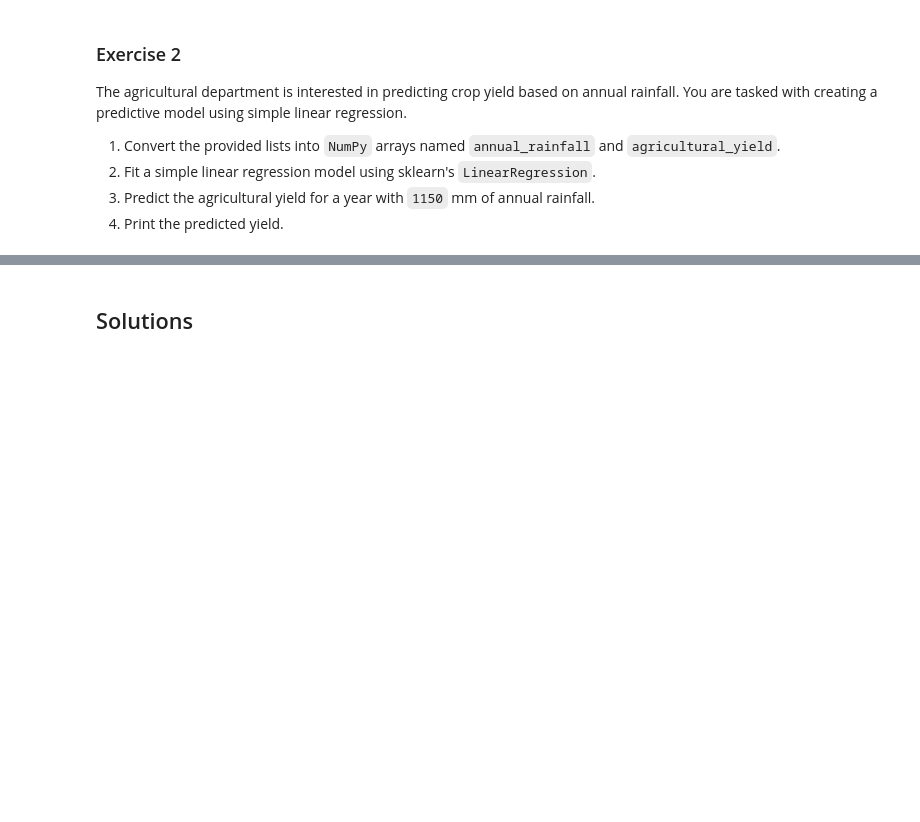
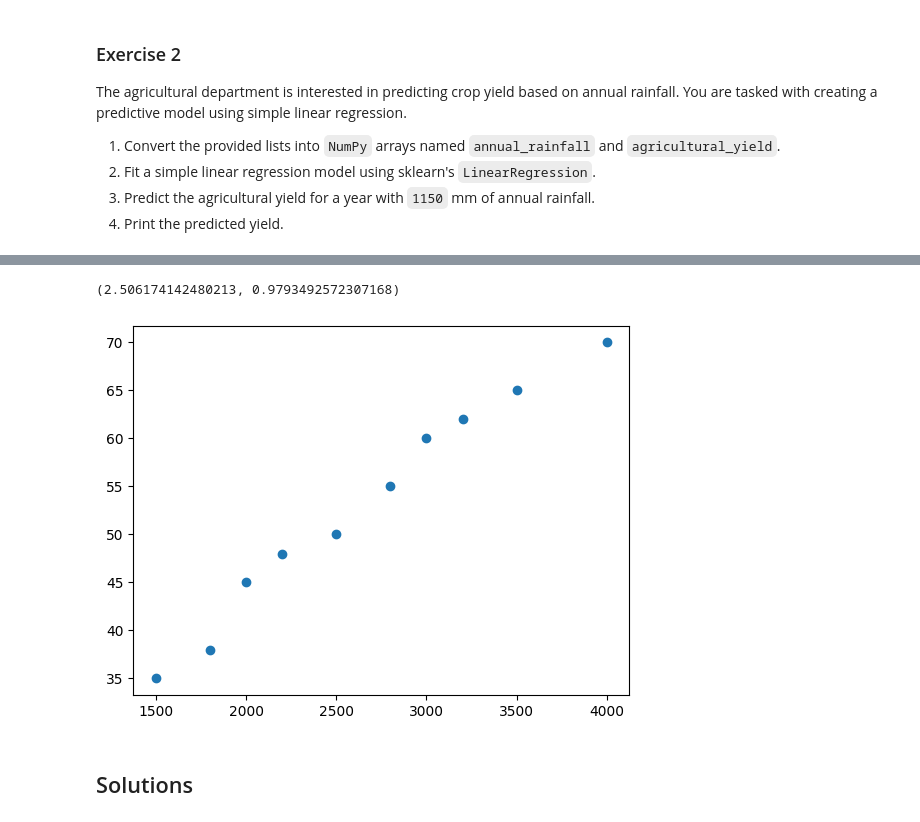
Before and after one commit to silasjimmy/ALX-Machine-Learning-Code-Challenges, a Jupyter notebook: week-1/Simple_Linear_Regression_using_Least_Squares_Exercise.ipynb, the cells around one changed output, grey strips where cells are left out. Drawn from its saved outputs; the diff is of its cells as text; code cells hidden in the pictures; blank space fills up the shorter version.

Commit message:
refactor: complete week 1 simple linear regression exercise

```diff
--- a/week-1/Simple_Linear_Regression_using_Least_Squares_Exercise.ipynb
+++ b/week-1/Simple_Linear_Regression_using_Least_Squares_Exercise.ipynb
@@ -60,3 +75,31 @@ pollution_levels = [35, 50, 45, 60, 65, 38, 70, 48, 55, 62]
+# %%
+traffic_volume = np.array([1500, 2500, 2000, 3000, 3500, 1800, 4000, 2200, 2800, 3200])
+pollution_levels = np.array([35, 50, 45, 60, 65, 38, 70, 48, 55, 62])
+
+
+# insert code here
+
+from sklearn.metrics import mean_squared_error, r2_score
+
+traffic_volume = traffic_volume.reshape((traffic_volume.shape[0], 1))
+
+model2 = LinearRegression()
+
+model2.fit(traffic_volume, pollution_levels)
+
+y_pred = model2.predict(traffic_volume)
+
+mse = mean_squared_error(pollution_levels, y_pred)
+r2 = r2_score(pollution_levels, y_pred)
+
+mse, r2
+# %% [output]
+(2.506174142480213, 0.9793492572307168)
+# %%
+plt.scatter(traffic_volume, pollution_levels)
+plt.show()
+# %% [output]
+[figure, added]
 # %% [markdown]
 ## Solutions
 # %% [markdown]
```
Also changed, not shown: parts of 11 cells of this notebook, 1 other file.
